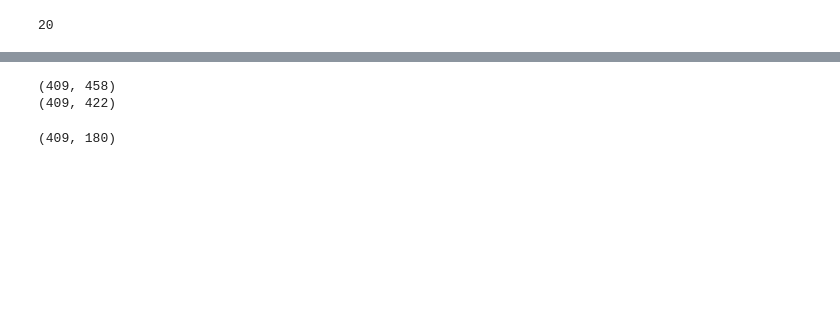
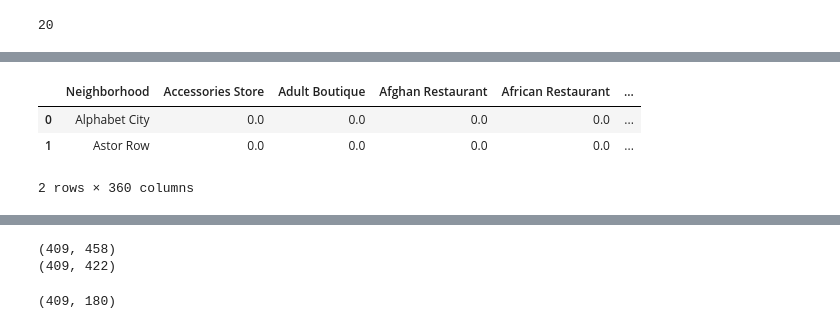
Before and after one commit to syzsyzsyzyzs/IBM_proj, a Jupyter notebook: Culture vs Function.ipynb, the cells around one changed output, grey strips where cells are left out. Cells and saved outputs as stored; diff of their text form; code cells hidden in the pictures; blank space fills up the shorter version.

```diff
--- a/Culture vs Function.ipynb
+++ b/Culture vs Function.ipynb
@@ -673,3 +620,10 @@ MA_merged.head() # check the last columns!
+# %%
+MA_grouped.head(2)
+# %% [output]
+|  | Neighborhood | Accessories Store | Adult Boutique | Afghan Restaurant | African Restaurant | ... |
+| 0 | Alphabet City | 0.0 | 0.0 | 0.0 | 0.0 | ... |
+| 1 | Astor Row | 0.0 | 0.0 | 0.0 | 0.0 | ... |
+2 rows × 360 columns
 # %%
 # remove 2 neighborhoods where no venue found.
 MA_merged.dropna(inplace=True)
```
Also changed, not shown: parts of 13 cells of this notebook.
